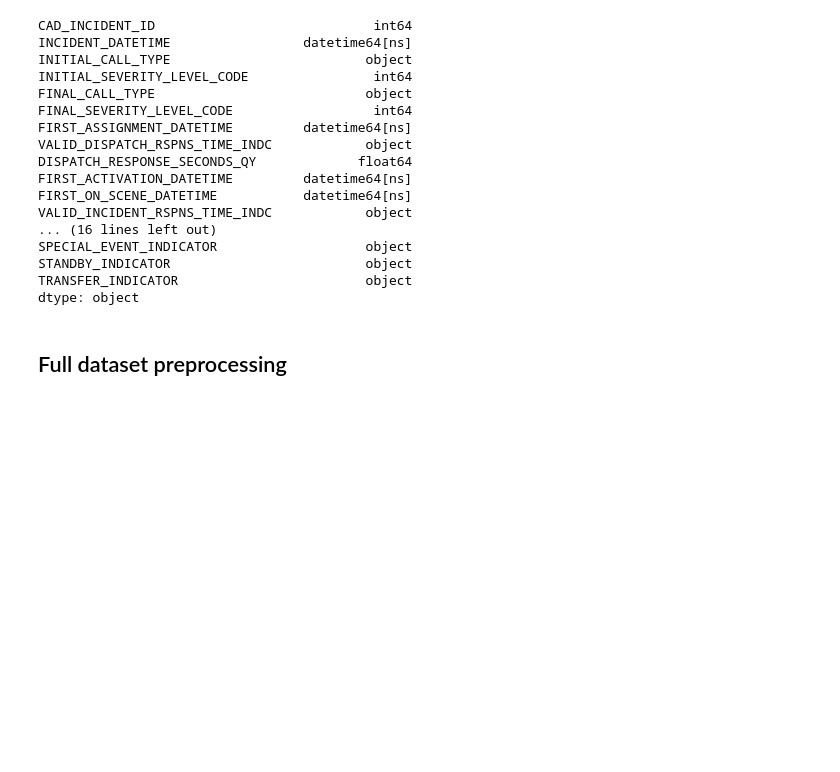
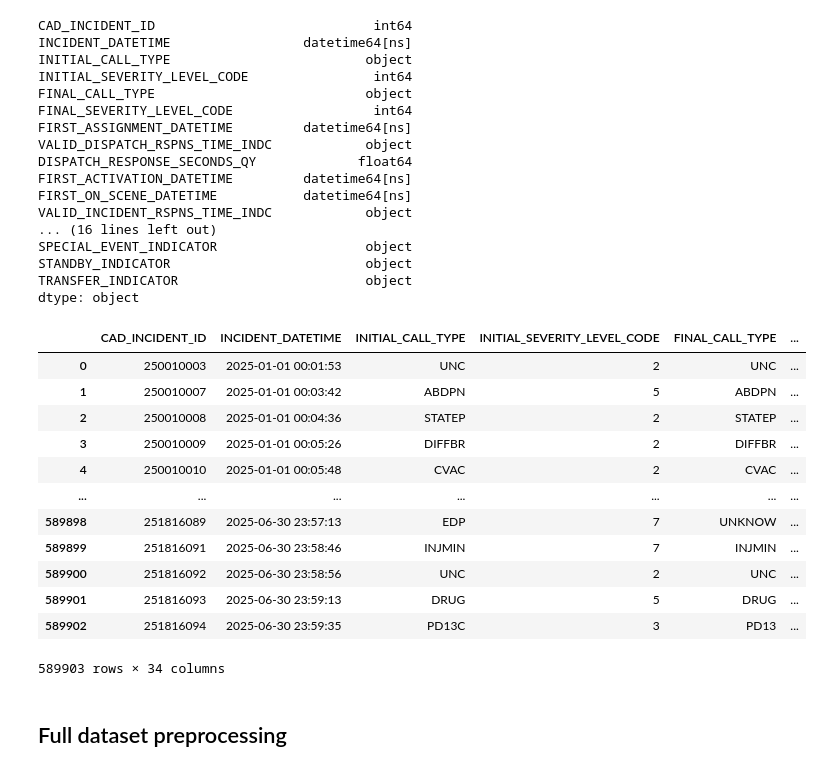
Before and after one commit to lzillmer/CSE-6242-Project, a Jupyter notebook: notebooks/preprocessing.ipynb, the cells around one changed output. Drawn from its saved outputs; the diff is of its cells as text; code cells hidden in the pictures; blank space fills up the shorter version.

```diff
--- a/notebooks/preprocessing.ipynb
+++ b/notebooks/preprocessing.ipynb
@@ -94,7 +100,7 @@ df = df.dropna(subset=["INCIDENT_RESPONSE_SECONDS_QY", "INCIDENT_DATETIME"])
 
 # remove invalid response times
 df = df[
-    (df["INCIDENT_RESPONSE_SECONDS_QY"] > 1) &
+    (df["INCIDENT_RESPONSE_SECONDS_QY"] > 10) &
     (df["INCIDENT_RESPONSE_SECONDS_QY"] < 3600)
 ]
 
@@ -105,6 +111,22 @@ df["date"] = df["INCIDENT_DATETIME"].dt.date
 # create demand variable
 call_volume = df.groupby(["date", "hour"]).size().reset_index(name="call_volume")
 df = df.merge(call_volume, on=["date", "hour"], how="left")
+# %%
+display(df)
+# %% [output]
+|  | CAD_INCIDENT_ID | INCIDENT_DATETIME | INITIAL_CALL_TYPE | INITIAL_SEVERITY_LEVEL_CODE | FINAL_CALL_TYPE | ... |
+| 0 | 250010003 | 2025-01-01 00:01:53 | UNC | 2 | UNC | ... |
+| 1 | 250010007 | 2025-01-01 00:03:42 | ABDPN | 5 | ABDPN | ... |
+| 2 | 250010008 | 2025-01-01 00:04:36 | STATEP | 2 | STATEP | ... |
+| 3 | 250010009 | 2025-01-01 00:05:26 | DIFFBR | 2 | DIFFBR | ... |
+| 4 | 250010010 | 2025-01-01 00:05:48 | CVAC | 2 | CVAC | ... |
+| ... | ... | ... | ... | ... | ... | ... |
+| 589898 | 251816089 | 2025-06-30 23:57:13 | EDP | 7 | UNKNOW | ... |
+| 589899 | 251816091 | 2025-06-30 23:58:46 | INJMIN | 7 | INJMIN | ... |
+| 589900 | 251816092 | 2025-06-30 23:58:56 | UNC | 2 | UNC | ... |
+| 589901 | 251816093 | 2025-06-30 23:59:13 | DRUG | 5 | DRUG | ... |
+| 589902 | 251816094 | 2025-06-30 23:59:35 | PD13C | 3 | PD13 | ... |
+589903 rows × 34 columns
 # %% [markdown]
 ## Full dataset preprocessing
 # %%
```
Also changed, not shown: parts of 3 cells of this notebook, 1 other file.
